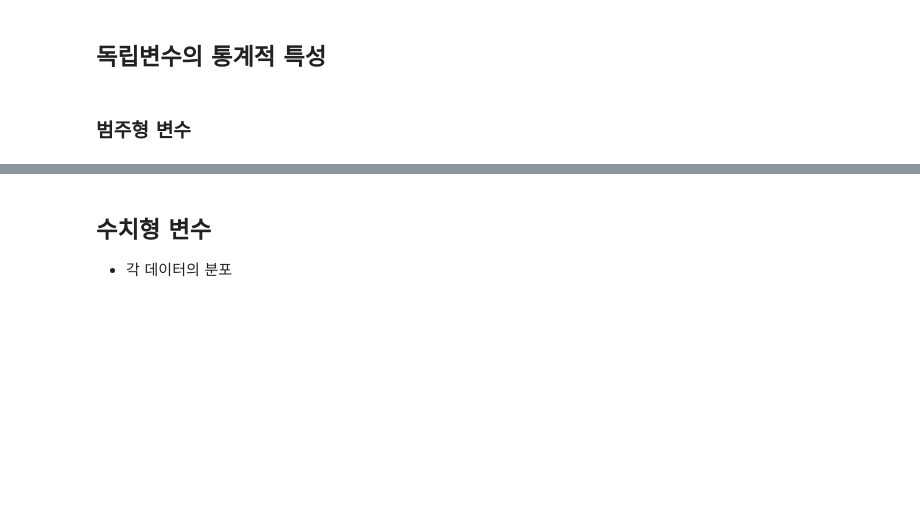
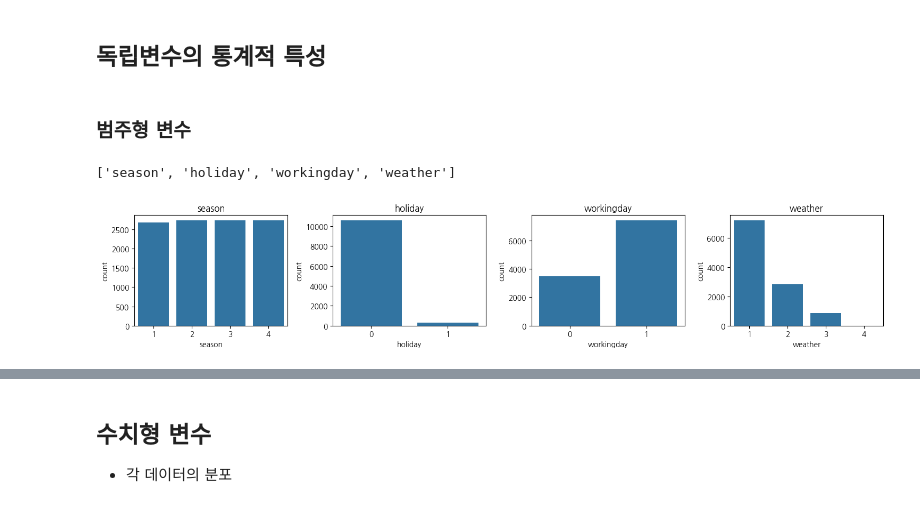
Before and after one commit to jimmynkim/MS_MachineLearning, a Jupyter notebook: 03_회귀_공공자전거 수요 예측/03_회귀_공공자전거 수요 예측1_EDA_실습.ipynb, the cells around one changed output, grey strips where cells are left out. Drawn from its saved outputs; the diff is of its cells as text; code cells hidden in the pictures; blank space fills up the shorter version.

```diff
--- a/03_회귀_공공자전거 수요 예측/03_회귀_공공자전거 수요 예측1_EDA_실습.ipynb
+++ b/03_회귀_공공자전거 수요 예측/03_회귀_공공자전거 수요 예측1_EDA_실습.ipynb
@@ -25,5 +25,5 @@ import koreanize_matplotlib
     * `registered` - 회원 대여량
     * `count` - 총 대여량
 # %%
-df = pd.read_csv('data/bike_sharing_demand.csv', parse_dates=['datetime'])
+df = pd.read_csv('C:/Users/EL087/Desktop/MS_MachineLearning/data/bike_sharing_demand.csv', parse_dates=['datetime'])
 df.head()
@@ -40,3 +68,9 @@ df.head()
     - `컬럼.dt.dayofweek`
 # %%
 # 연, 월, 일, 시, 요일
+df['year'] = df['datetime'].dt.year
+df['month'] = df['datetime'].dt.month
+df['day'] = df['datetime'].dt.day
+df['hour'] = df['datetime'].dt.hour
+df['dayofweek'] = df['datetime'].dt.dayofweek # 월요일:0, 일요일:6
+df.head()
@@ -55,14 +99,30 @@ df.head()
 # cat_cols = ['season','holiday','workingday','weather']
 # num_cols = ['temp','atemp','humidity','windspeed', 'year']
 # cycle_cols = ['month', 'day', 'hour', 'dayofweek']
+cat_cols = ['season','holiday','workingday','weather']      # 범주형
+num_cols = ['temp','atemp','humidity','windspeed', 'year']  # 수치형
+cycle_cols = ['month', 'day', 'hour', 'dayofweek']          # 순환형
 # %% [markdown]
 ## 독립변수의 통계적 특성
 # %% [markdown]
 ### 범주형 변수
+# %%
+# 범주형 변수 찾기
+cat_cols
+# %% [output]
+['season', 'holiday', 'workingday', 'weather']
 # %%
 # ---------------------------
 # 각 범주별 데이터 빈도수 시각화
 # ---------------------------
+fig, ax = plt.subplots(1, 4, figsize=(15, 3))
+axes = ax.flatten()     # 여러 개의 그래프를 한 그림에 나타낼 때, 1차원 배열로 변환
+for i, feature in enumerate(cat_cols):
+    sns.countplot(x=feature, data=df, ax=axes[i])
+    axes[i].set_title(feature)
+plt.tight_layout()
+# %% [output]
+[figure, added]
 # %%
 # ---------------------------
 # 각 범주별 데이터 빈도수
```
Also changed, not shown: parts of 22 cells of this notebook.
